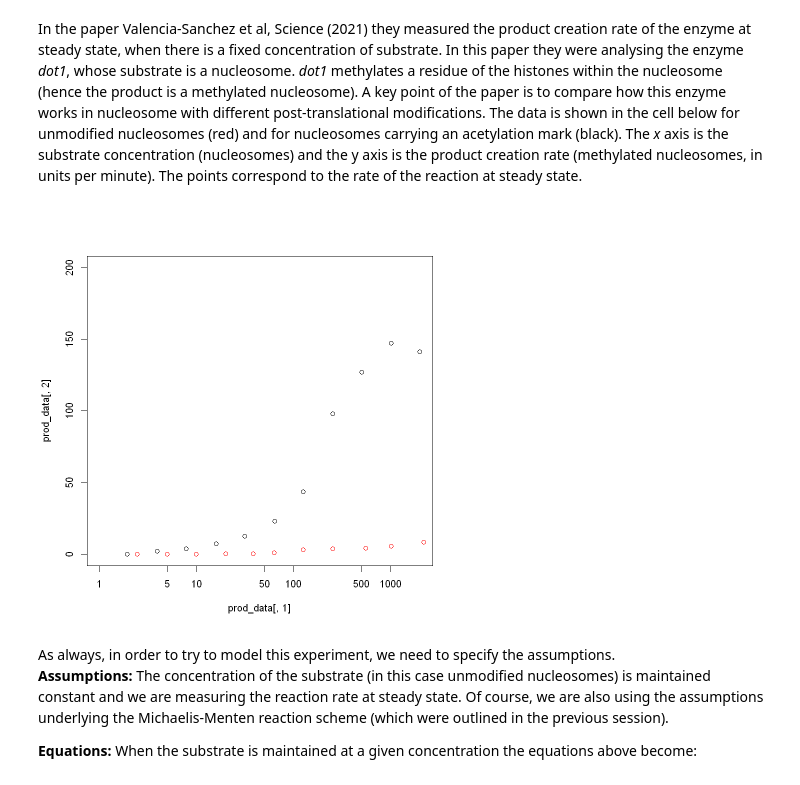
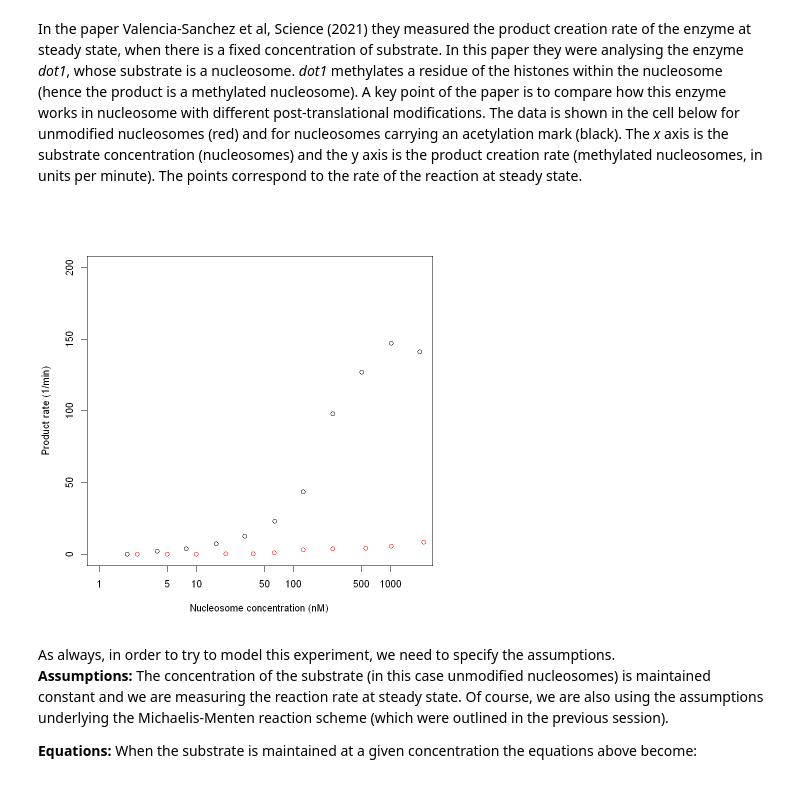
Before and after one commit to AMovillaMiangolarra/Seminars, a Jupyter notebook: Seminar1511.ipynb, the cells around one changed output. Saved outputs shown, nothing was run; the diff lists cells and outputs as text; code cells hidden in the pictures.

```diff
--- a/Seminar1511.ipynb
+++ b/Seminar1511.ipynb
@@ -130,10 +132,10 @@ In the paper Valencia-Sanchez et al, Science (2021) they measured the product cr
 # %%
 dot1dset<-read.csv("KJA_dataq.csv") #Imports the data from the paper from the csv file.
 prod_data=dot1dset[,5:8] #Chooses the part of the dataset we will use
-plot(prod_data[,1],prod_data[,2],log="x", xlim=c(1,2000), ylim=c(0,200))#Plots the reaction rate for acetylated nucleosomes
+plot(prod_data[,1],prod_data[,2],log="x", xlim=c(1,2000), ylim=c(0,200), xlab="Nucleosome concentration (nM)", ylab="Product rate (1/min)")#Plots the reaction rate for acetylated nucleosomes
 points(prod_data[,3],prod_data[,4], col="red")#Plots the reaction rate for unmodified nucleosomes
 # %% [output]
-[figure, old version]
+[figure, new version]
 # %% [markdown]
 As always, in order to try to model this experiment, we need to specify the assumptions. <br>
 **Assumptions:** The concentration of the substrate (in this case unmodified nucleosomes) is maintained constant and we are measuring the reaction rate at steady state. Of course, we are also using the assumptions underlying the Michaelis-Menten reaction scheme (which were outlined in the previous session). <br>
```
Also changed, not shown: parts of 7 cells of this notebook.
